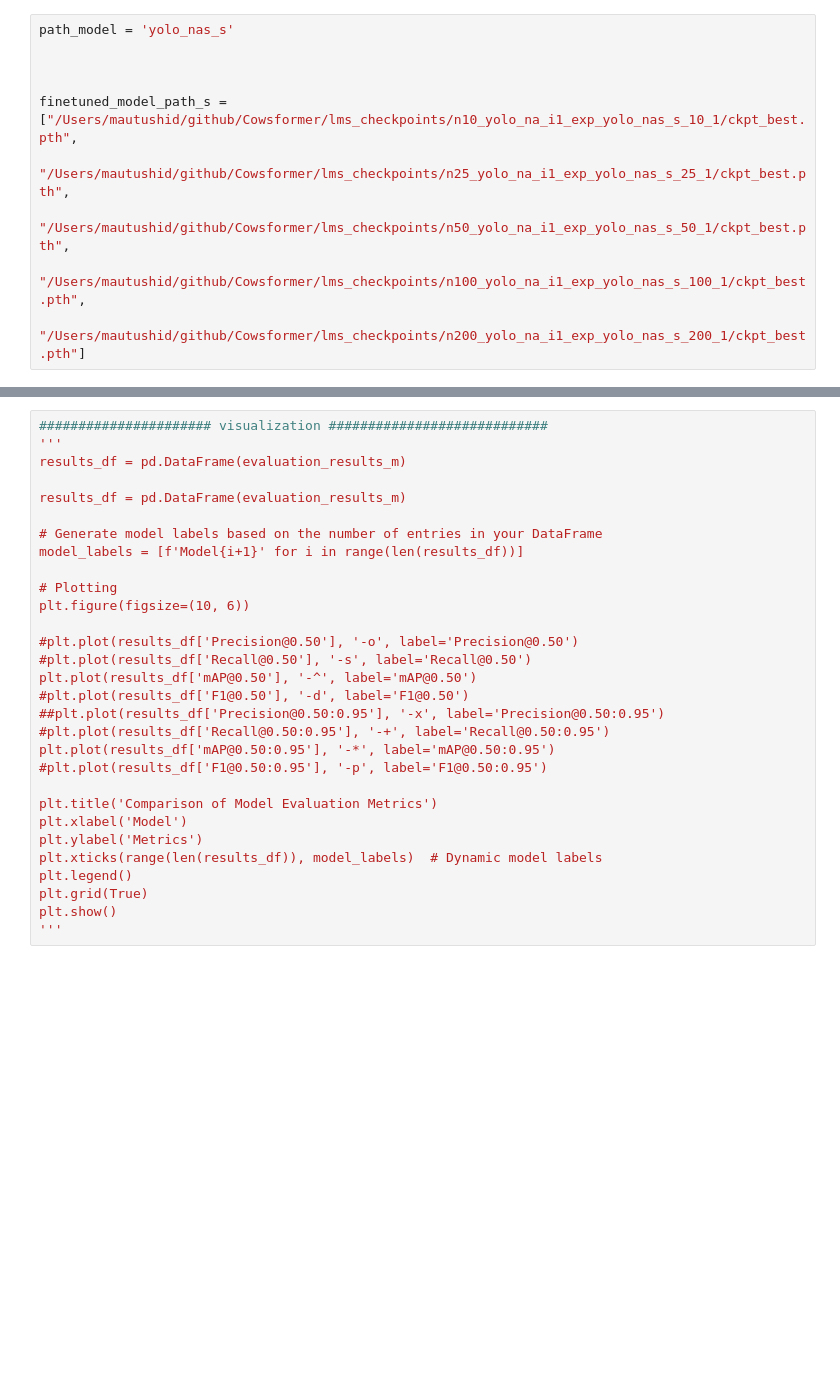
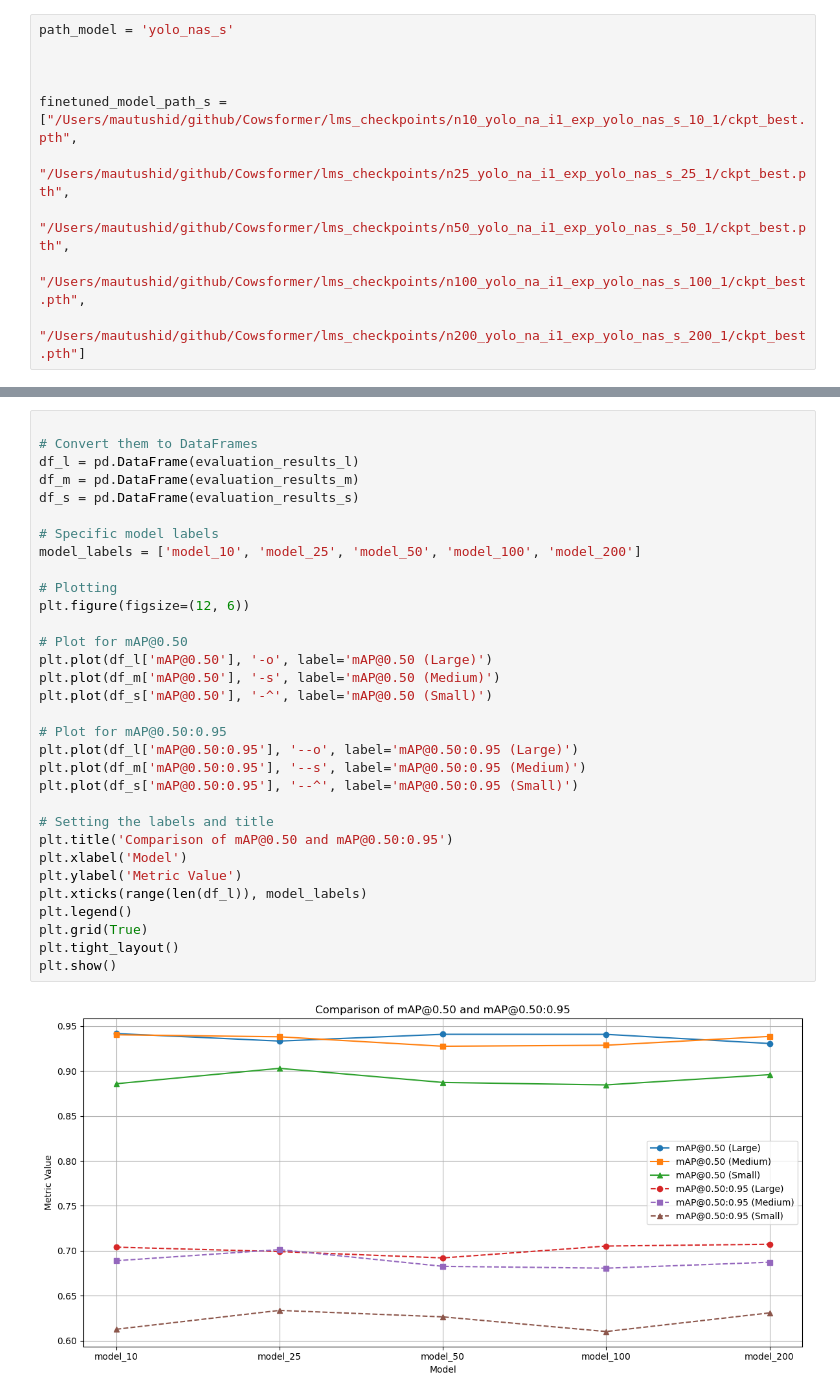
Before and after one commit to MautushiD/Cowsformer, a Jupyter notebook: Evaluation/MD_NAS_evaluation.ipynb, the cells around one changed output, grey strips where cells are left out. Saved outputs shown, nothing was run; the diff lists cells and outputs as text; blank space fills up the shorter version.

```diff
--- a/Evaluation/MD_NAS_evaluation.ipynb
+++ b/Evaluation/MD_NAS_evaluation.ipynb
@@ -219,30 +259,34 @@ for model in models_s:
 # %%
-###################### visualization ############################
-'''
-results_df = pd.DataFrame(evaluation_results_m)
 
-results_df = pd.DataFrame(evaluation_results_m)
+# Convert them to DataFrames
+df_l = pd.DataFrame(evaluation_results_l)
+df_m = pd.DataFrame(evaluation_results_m)
+df_s = pd.DataFrame(evaluation_results_s)
 
-# Generate model labels based on the number of entries in your DataFrame
-model_labels = [f'Model{i+1}' for i in range(len(results_df))]
+# Specific model labels
+model_labels = ['model_10', 'model_25', 'model_50', 'model_100', 'model_200']
 
 # Plotting
-plt.figure(figsize=(10, 6))
+plt.figure(figsize=(12, 6))
 
-#plt.plot(results_df['Precision@0.50'], '-o', label='Precision@0.50')
-#plt.plot(results_df['Recall@0.50'], '-s', label='Recall@0.50')
-plt.plot(results_df['mAP@0.50'], '-^', label='mAP@0.50')
-#plt.plot(results_df['F1@0.50'], '-d', label='F1@0.50')
-##plt.plot(results_df['Precision@0.50:0.95'], '-x', label='Precision@0.50:0.95')
-#plt.plot(results_df['Recall@0.50:0.95'], '-+', label='Recall@0.50:0.95')
-plt.plot(results_df['mAP@0.50:0.95'], '-*', label='mAP@0.50:0.95')
-#plt.plot(results_df['F1@0.50:0.95'], '-p', label='F1@0.50:0.95')
+# Plot for mAP@0.50
+plt.plot(df_l['mAP@0.50'], '-o', label='mAP@0.50 (Large)')
+plt.plot(df_m['mAP@0.50'], '-s', label='mAP@0.50 (Medium)')
+plt.plot(df_s['mAP@0.50'], '-^', label='mAP@0.50 (Small)')
 
-plt.title('Comparison of Model Evaluation Metrics')
+# Plot for mAP@0.50:0.95
+plt.plot(df_l['mAP@0.50:0.95'], '--o', label='mAP@0.50:0.95 (Large)')
+plt.plot(df_m['mAP@0.50:0.95'], '--s', label='mAP@0.50:0.95 (Medium)')
+plt.plot(df_s['mAP@0.50:0.95'], '--^', label='mAP@0.50:0.95 (Small)')
+
+# Setting the labels and title
+plt.title('Comparison of mAP@0.50 and mAP@0.50:0.95')
 plt.xlabel('Model')
-plt.ylabel('Metrics')
-plt.xticks(range(len(results_df)), model_labels)  # Dynamic model labels
+plt.ylabel('Metric Value')
+plt.xticks(range(len(df_l)), model_labels)
 plt.legend()
 plt.grid(True)
+plt.tight_layout()
 plt.show()
-'''
+# %% [output]
+[figure, added]
```
Also changed, not shown: parts of 6 cells of this notebook.
